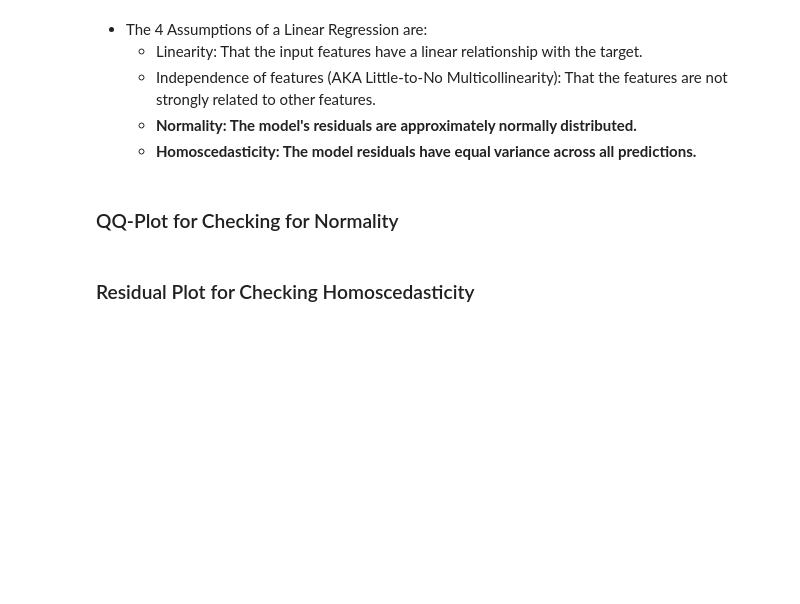
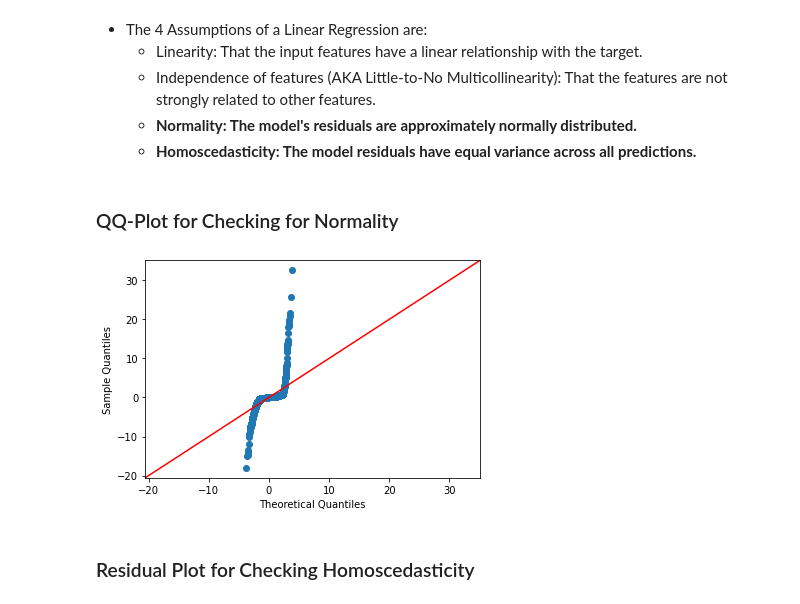
Before and after one commit to coding-dojo-data-science/data-enrichment-linear-regression-with-movies, a Jupyter notebook: PreClass-Pt1-Linear-Regression-with-Movies.ipynb, the cells around one changed output. Saved outputs shown, nothing was run; the diff lists cells and outputs as text; code cells hidden in the pictures; blank space fills up the shorter version.

```diff
--- a/PreClass-Pt1-Linear-Regression-with-Movies.ipynb
+++ b/PreClass-Pt1-Linear-Regression-with-Movies.ipynb
@@ -158,0 +440,5 @@ df
+# %%
+new_cols = ['year','month','day']
+df[new_cols] = df['release_date'].str.split('-',expand=True)
+df[new_cols] = df[new_cols].astype(float)
+df
@@ -241,3 +658,7 @@ import statsmodels.api as sm
 > Tip: make sure that add_constant actually added a new column! You may need to change the parameter `has_constant` to "add"
 # %%
 ## Make final X_train_df and X_test_df with constants added
+## Make final X_train_df and X_test_df with constants added
+X_train_df = sm.add_constant(X_train_tf, prepend=True)
+X_test_df = sm.add_constant(X_test_tf, prepend=True)
+display(X_train_df.head(2),X_test_df.head(2))
@@ -247,5 +675,8 @@ import statsmodels.api as sm
 ## Statsmodels OLS
 # %%
 ## instantiate an OLS model WITH the training data.
+model = sm.OLS(y_train, X_train_df)
 
 ## Fit the model and view the summary
+result = model.fit()
+result.summary()
@@ -252,5 +718,9 @@ import statsmodels.api as sm
 # %%
 ## Get train data performance from skearn to confirm matches OLS
-
+## Get train data performance from skearn to confirm matches OLS
+y_hat_train = result.predict(X_train_df)
+print(f'Training R^2: {r2_score(y_train, y_hat_train):.3f}')
 
 ## Get test data performance
+y_hat_test = result.predict(X_test_df)
+print(f'Testing R^2: {r2_score(y_test, y_hat_test):.3f}')
@@ -265,12 +738,17 @@ import statsmodels.api as sm
 # %% [markdown]
 ### QQ-Plot for Checking for Normality
 # %%
+
 ## Create a Q-QPlot
 
 # first calculate residuals
-
+resid = y_test - y_hat_test
 
 ## then use sm's qqplot
+fig, ax = plt.subplots(figsize=(6,4))
+sm.graphics.qqplot(resid,line='45',fit=True,ax=ax);
+# %% [output]
+[figure, added]
 # %% [markdown]
 ### Residual Plot for Checking Homoscedasticity
 # %%
```
Also changed, not shown: parts of 47 cells of this notebook, 1 other file.
